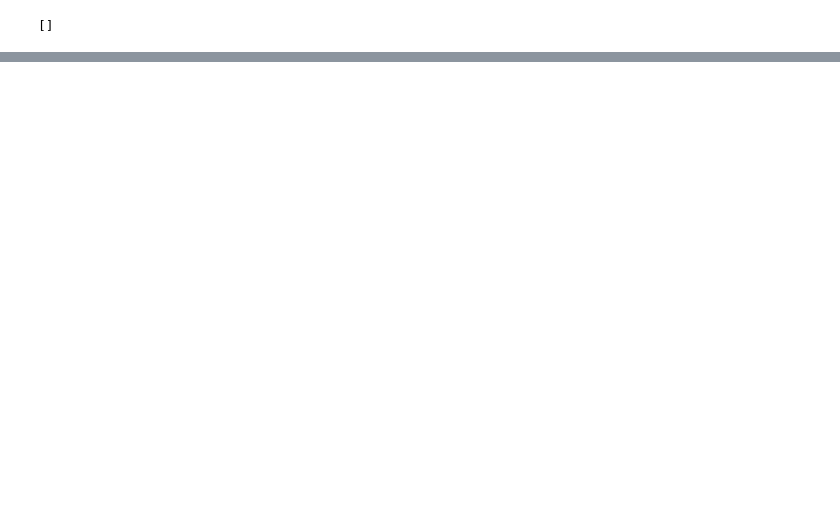
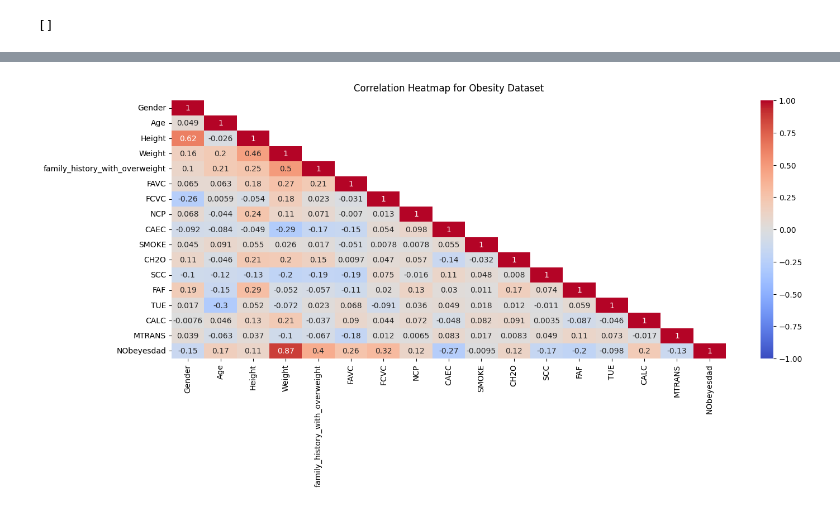
Before and after one commit to jiaruilijerry/jiaruilijerry.github.io, a Jupyter notebook: finalProj.ipynb, the cells around one changed output, grey strips where cells are left out. Cells and saved outputs as stored; diff of their text form; code cells hidden in the pictures; blank space fills up the shorter version.

```diff
--- a/finalProj.ipynb
+++ b/finalProj.ipynb
@@ -308,0 +184,23 @@ Pearson (r) coef for male dataset: 0.41409837411683886
+# %%
+# Creating a Correlation Heatmap
+
+# Set the figure size for the heatmap
+plt.figure(figsize=(16, 6))
+
+# Calculate the correlation matrix
+corr = df.corr()
+
+# Create a mask to hide the upper triangle of the correlation matrix
+mask = np.triu(corr)
+np.fill_diagonal(mask, False)
+
+# Generate the heatmap using seaborn
+heatmap = sns.heatmap(corr, cmap="coolwarm", vmin=-1, vmax=1, annot=True, mask=mask)
+
+# Set the title and adjust its appearance
+heatmap.set_title("Correlation Heatmap for Obesity Dataset", fontdict={"fontsize": 12}, pad=12)
+
+# Display the heatmap
+plt.show()
+# %% [output]
+[figure, added]
```
Also changed, not shown: parts of 49 cells of this notebook, 1 other file.
